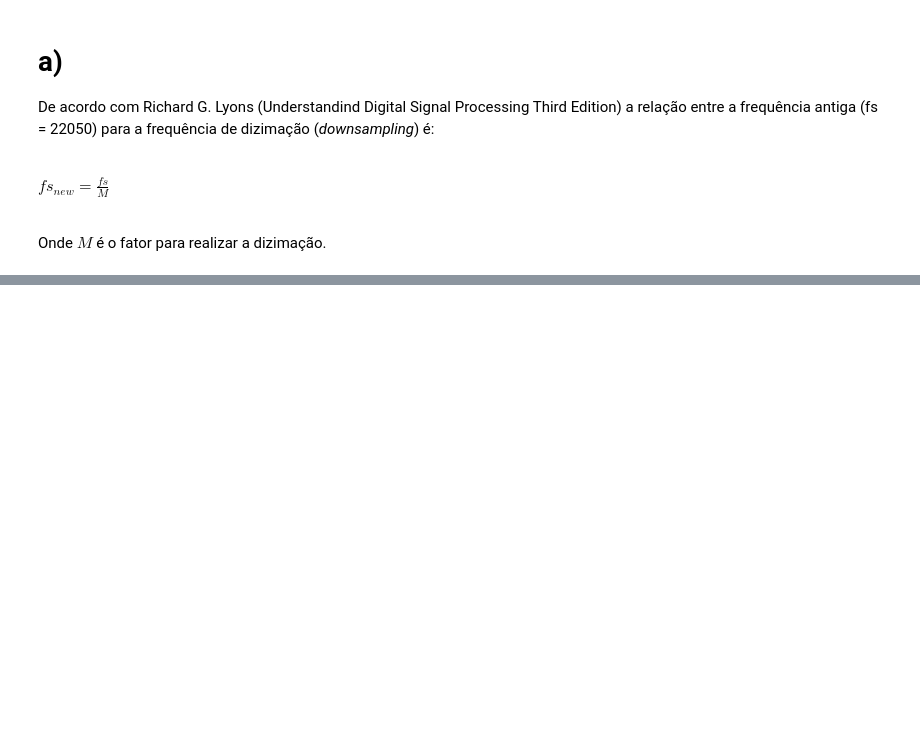
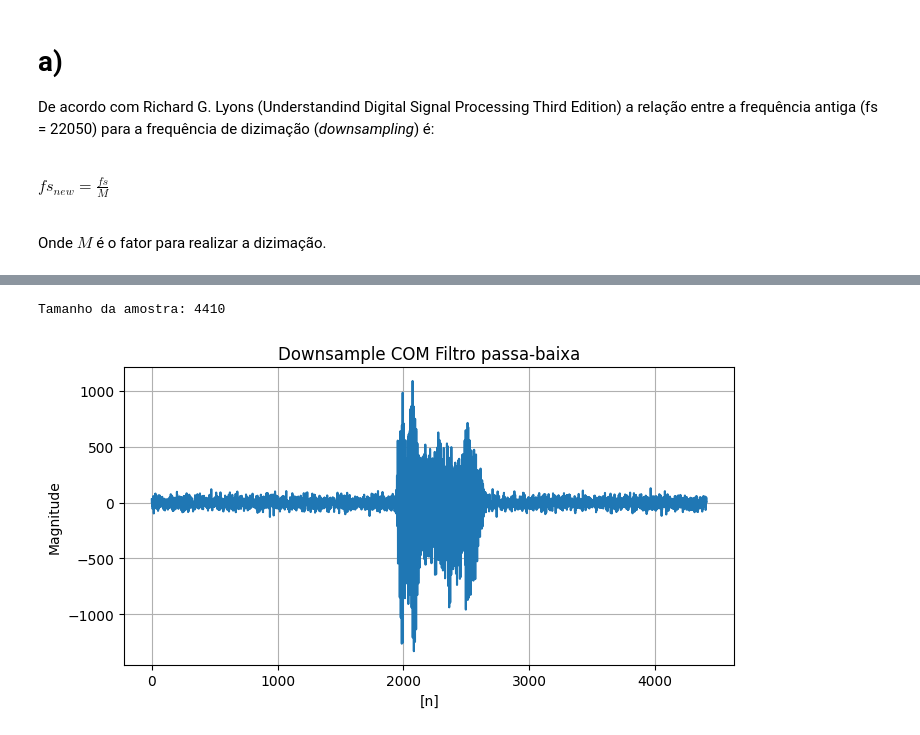
Before and after one commit to andrevale99/PDS_DCA0118, a Jupyter notebook: Estudos/PDS_python_Multitaxa.ipynb, the cells around one changed output, grey strips where cells are left out. Drawn from its saved outputs; the diff is of its cells as text; code cells hidden in the pictures; blank space fills up the shorter version.

```diff
--- a/Estudos/PDS_python_Multitaxa.ipynb
+++ b/Estudos/PDS_python_Multitaxa.ipynb
@@ -72,0 +85,16 @@ plt.plot(time, data_down)
+# %%
+data_down_res = signal.resample(data, int(fs/5))
+
+time = np.arange(0,len(data_down_res))
+
+print(f'Tamanho da amostra: {len(data_down_res)}')
+
+figure(figsize=(cm_to_inch(20), cm_to_inch(10)), dpi=100)
+plt.plot(time, data_down_res)
+plt.title("Downsample COM Filtro passa-baixa")
+plt.xlabel('[n]')
+plt.ylabel('Magnitude')
+plt.grid()
+# %% [output]
+Tamanho da amostra: 4410
+[figure, added]
```
Also changed, not shown: parts of 6 cells of this notebook.
